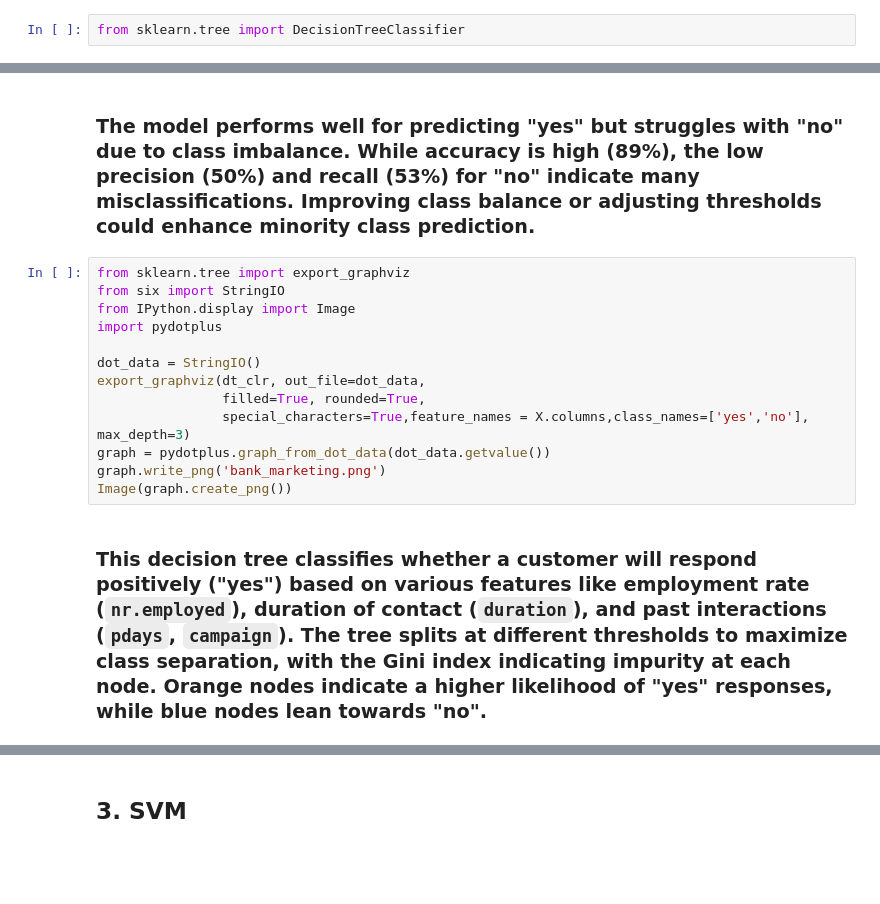
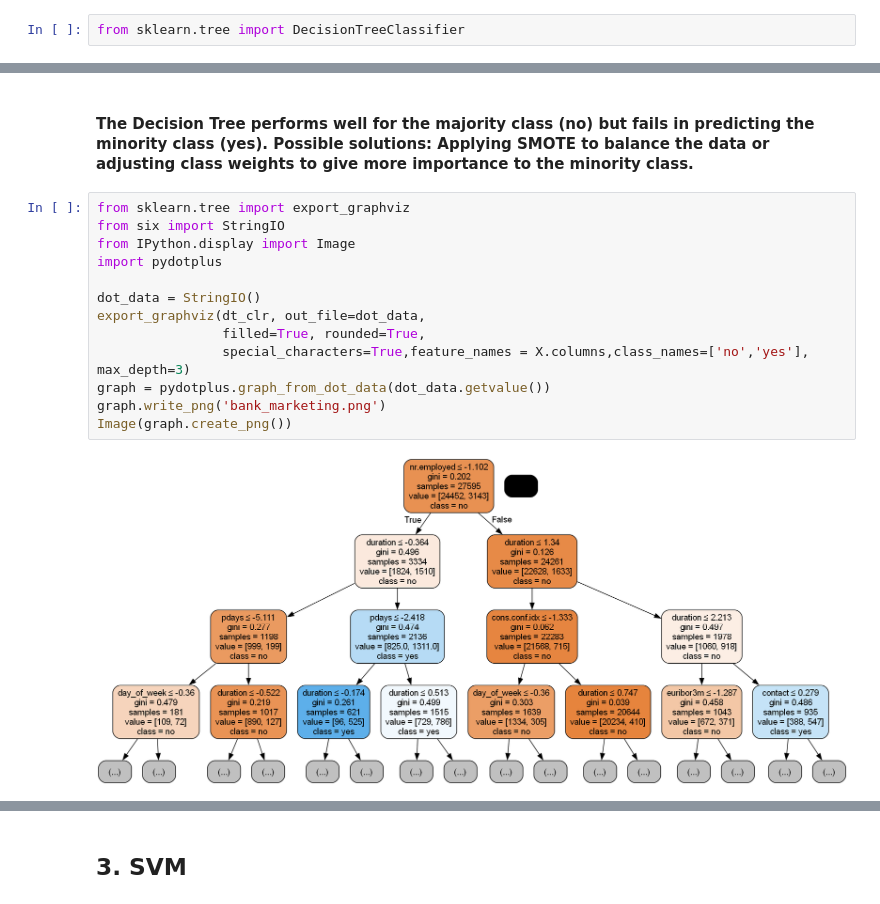
Before and after one commit to Elvis-Jekir/bank_marketing, a Jupyter notebook: bank_marketing.ipynb, the cells around one changed output, grey strips where cells are left out. Saved outputs shown, nothing was run; the diff lists cells and outputs as text; blank space fills up the shorter version.

```diff
--- a/bank_marketing.ipynb
+++ b/bank_marketing.ipynb
@@ -240,17 +318,17 @@ print(classification_report(y_test, Y_dt_pred, target_names=target_names))
-# %% [markdown]
-### The model performs well for predicting "yes" but struggles with "no" due to class imbalance. While accuracy is high (89%), the low precision (50%) and recall (53%) for "no" indicate many misclassifications. Improving class balance or adjusting thresholds could enhance minority class prediction.
+# %% [markdown]
+#### The Decision Tree performs well for the majority class (no) but fails in predicting the minority class (yes). Possible solutions: Applying SMOTE to balance the data or adjusting class weights to give more importance to the minority class.
 # %%
 from sklearn.tree import export_graphviz
 from six import StringIO
 from IPython.display import Image
 import pydotplus
 
 dot_data = StringIO()
 export_graphviz(dt_clr, out_file=dot_data,
                 filled=True, rounded=True,
-                special_characters=True,feature_names = X.columns,class_names=['yes','no'], max_depth=3)
+                special_characters=True,feature_names = X.columns,class_names=['no','yes'], max_depth=3)
 graph = pydotplus.graph_from_dot_data(dot_data.getvalue())
 graph.write_png('bank_marketing.png')
 Image(graph.create_png())
+# %% [output]
+[figure, added]
-# %% [markdown]
-### This decision tree classifies whether a customer will respond positively ("yes") based on various features like employment rate (`nr.employed`), duration of contact (`duration`), and past interactions (`pdays`, `campaign`). The tree splits at different thresholds to maximize class separation, with the Gini index indicating impurity at each node. Orange nodes indicate a higher likelihood of "yes" responses, while blue nodes lean towards "no".
```
Also changed, not shown: parts of 78 cells of this notebook, 2 other files.
